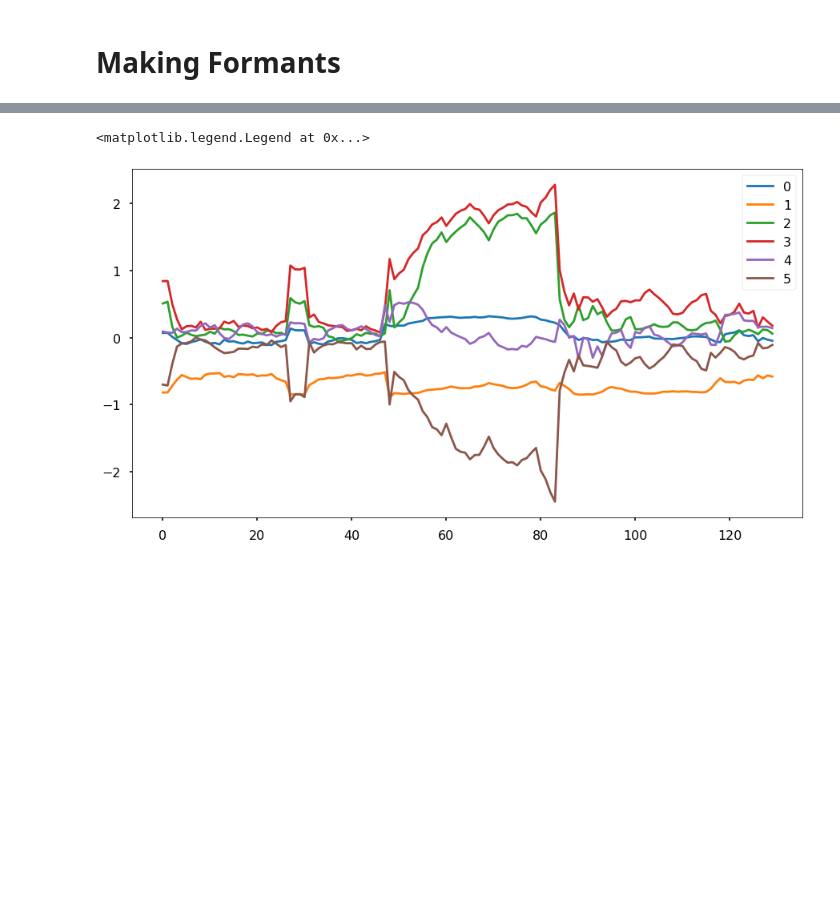
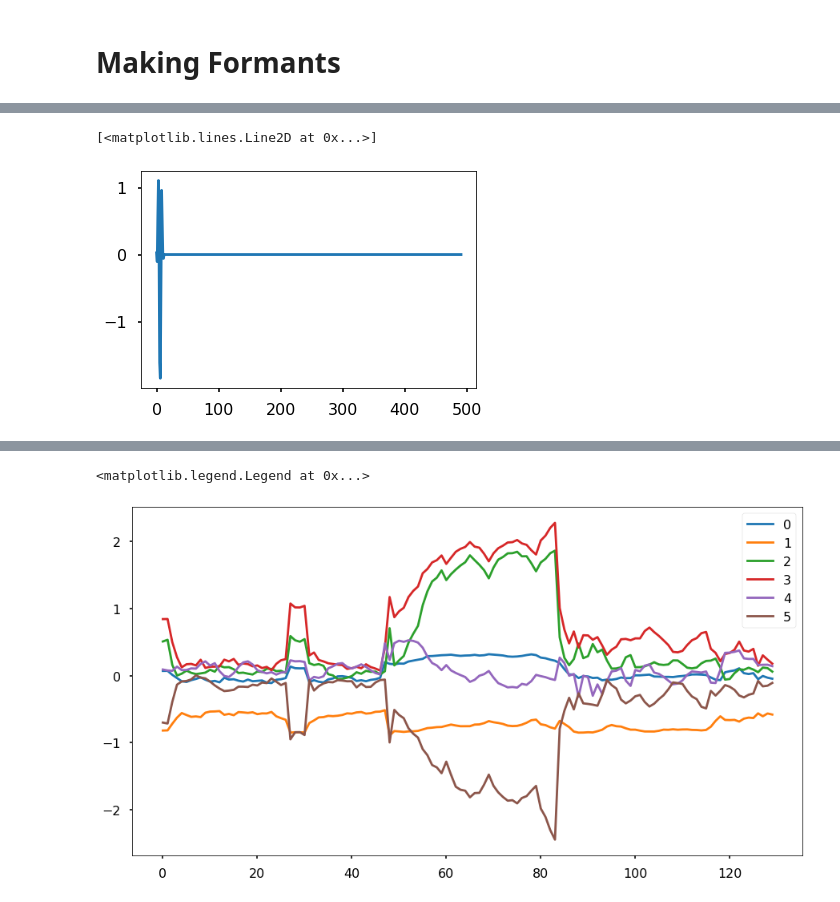
Before and after one commit to Calculasians/Praat, a Jupyter notebook: Spectrogram Level Activities.ipynb, the cells around one changed output, grey strips where cells are left out. Saved outputs shown, nothing was run; the diff lists cells and outputs as text; code cells hidden in the pictures; blank space fills up the shorter version.

```diff
--- a/Spectrogram Level Activities.ipynb
+++ b/Spectrogram Level Activities.ipynb
@@ -156,7 +215,7 @@ sample_rate = 16000
 window_size = 400
 
 d_history = []
-for ibeg in range(5, 13000, 100):
+for ibeg in range(20, 13000, 100):
     data = signal[ibeg:ibeg+window_size].astype(np.int32) # must convert to 32 bits at least to prevent overflow when computing p
 
     n = len(data)
@@ -203,0 +278,7 @@ for ibeg in range(5, 13000, 100):
+# %%
+num_padding = 480
+windowed = d_history[70] * np.hamming(len(d_history[70]))
+plt.plot(np.concatenate([windowed, np.array([0]*num_padding)]))
+# %% [output]
+[<matplotlib.lines.Line2D at 0x...>]
+[figure, added]
```
Also changed, not shown: parts of 11 cells of this notebook.
